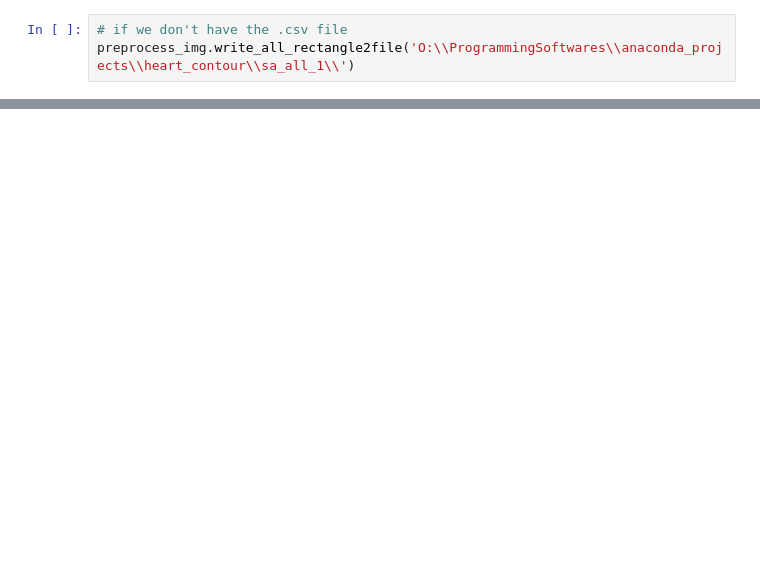
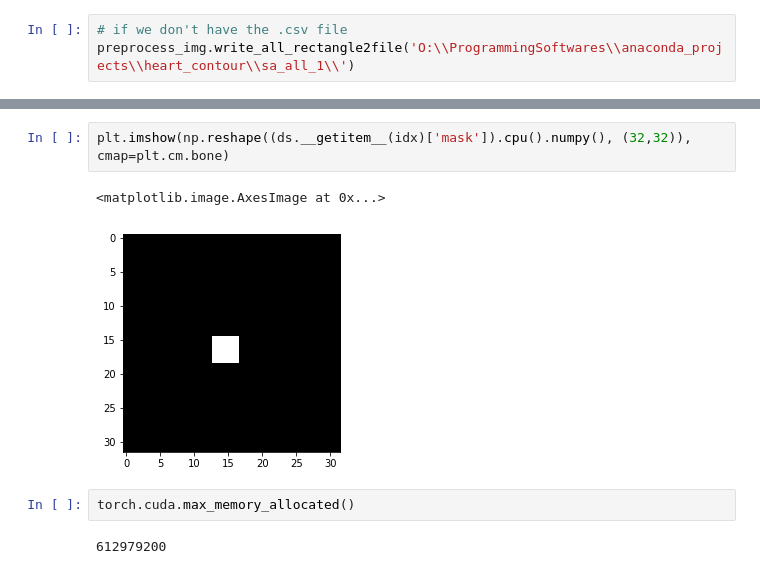
Before and after one commit to caspien6/heart_contour, a Jupyter notebook: roi/Deeplearning Roi.ipynb, the cells around one changed output, grey strips where cells are left out. Cells and saved outputs as stored; diff of their text form; blank space fills up the shorter version.

```diff
--- a/roi/Deeplearning Roi.ipynb
+++ b/roi/Deeplearning Roi.ipynb
@@ -104,0 +301,9 @@ dataset_loader = torch.utils.data.DataLoader(ds,batch_size=32, shuffle=True,num_
+# %%
+plt.imshow(np.reshape((ds.__getitem__(idx)['mask']).cpu().numpy(), (32,32)), cmap=plt.cm.bone)
+# %% [output]
+<matplotlib.image.AxesImage at 0x...>
+[figure, added]
+# %%
+torch.cuda.max_memory_allocated()
+# %% [output]
+612979200
```
Also changed, not shown: parts of 12 cells of this notebook, 2 other files.
